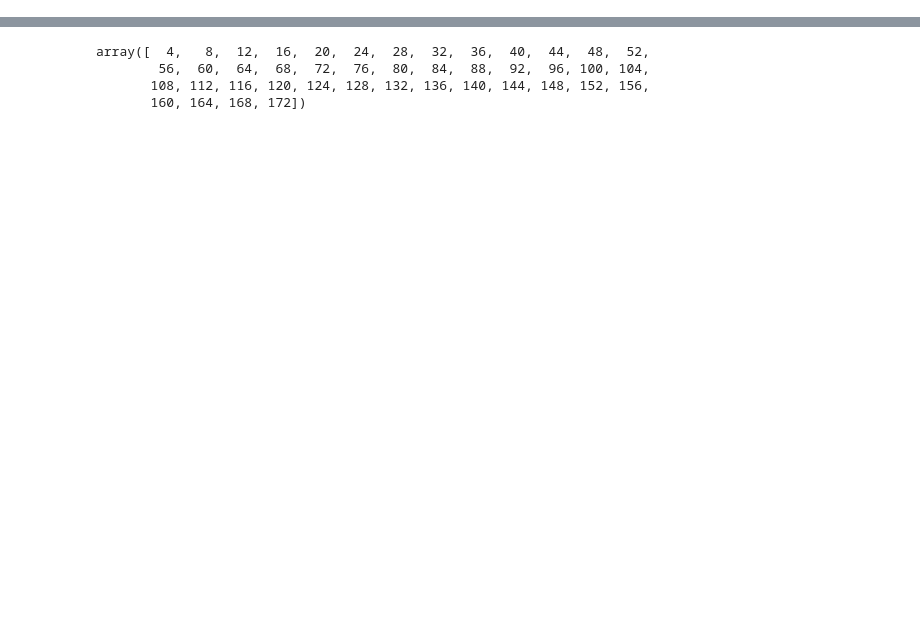
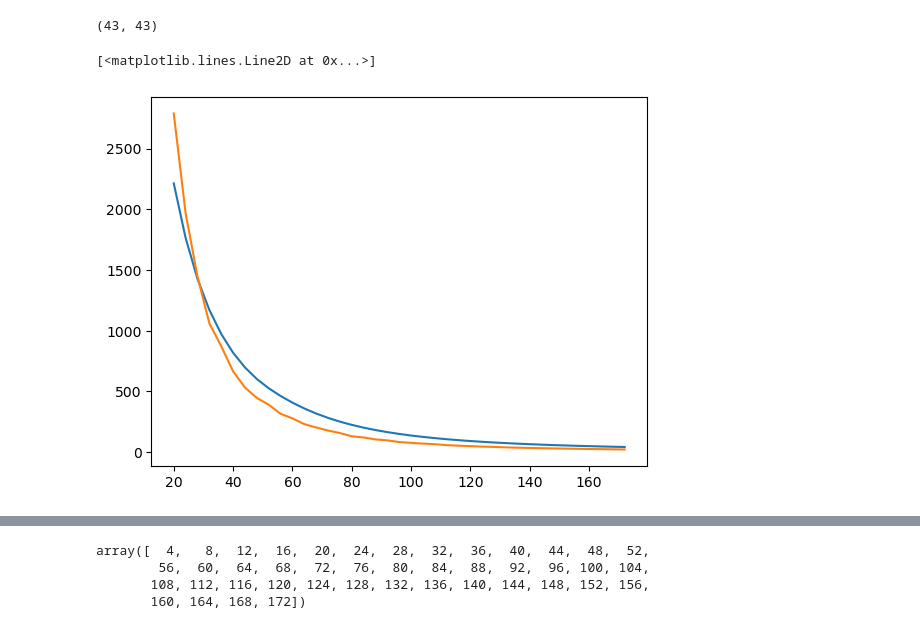
Before and after one commit to dasobral/2DFFTLog, a Jupyter notebook: test_integrals.ipynb, the cells around one changed output, grey strips where cells are left out. Drawn from its saved outputs; the diff is of its cells as text; code cells hidden in the pictures; blank space fills up the shorter version.

```diff
--- a/test_integrals.ipynb
+++ b/test_integrals.ipynb
@@ -17,0 +69,10 @@ array([[1.00000000e-04, 4.24842850e+02],
+# %%
+from scipy.interpolate import RectBivariateSpline
+
+# Create an interpolation function
+f = RectBivariateSpline(d1, d2, var_00, kx=5, ky=5)
+
+# Now you can call f with new r1 and r2 values to get an interpolated Fr1r2 value
+r1_new = 20.  # replace with your desired r1 value
+r2_new = 20.  # replace with your desired r2 value
+Fr1r2_new = f(r1_new, r2_new)
@@ -17,0 +91,4 @@ array([[1.00000000e-04, 4.24842850e+02],
+# %%
+d = np.arange(4, 175, 4)
+
+d
@@ -17,0 +134,2 @@ array([[1.00000000e-04, 4.24842850e+02],
+# %%
+varcosmic_mono_ = np.loadtxt('varcosmic_mono_bare.dat', skiprows=3)
@@ -17,0 +151,12 @@ array([[1.00000000e-04, 4.24842850e+02],
+# %%
+varcosmic_mono = varcosmic_mono_[1:,1:]
+
+np.shape(varcosmic_mono)
+# %% [output]
+(43, 43)
+# %%
+plt.plot(d[4:], np.diag(varcosmic_mono[4:, 4:]))
+plt.plot(d[4:], np.diag(var_00_172[4:, 4:])/(2*np.pi**2))
+# %% [output]
+[<matplotlib.lines.Line2D at 0x...>]
+[figure, added]
```
Also changed, not shown: parts of 42 cells of this notebook, 4 other files.
